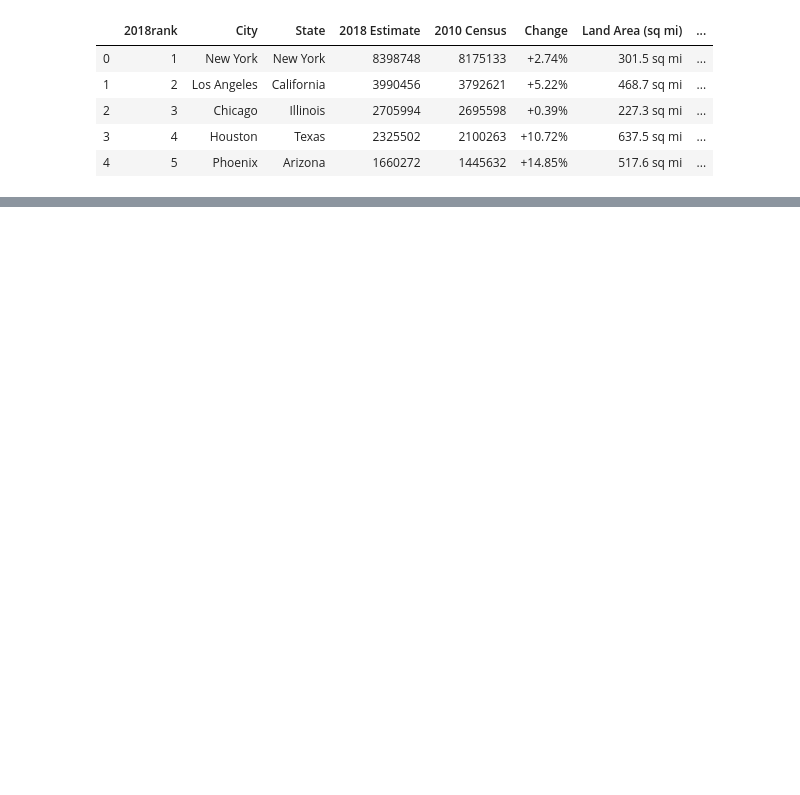
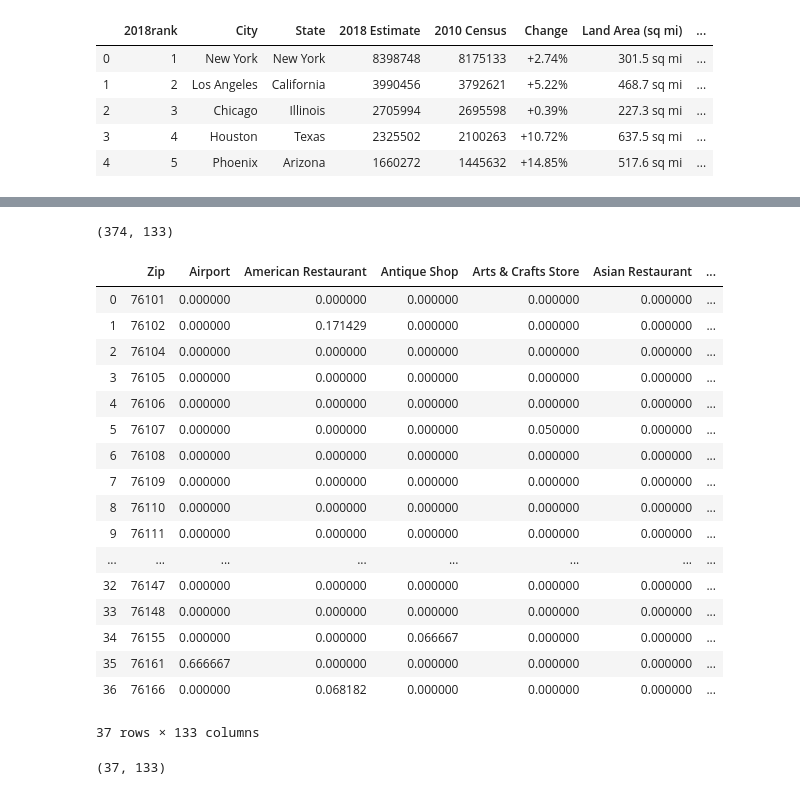
Before and after one commit to Nolomojo/Coursera_Capstone, a Jupyter notebook: Most_Populous_US_Cities_Exploration.ipynb, the cells around one changed output, grey strips where cells are left out. Saved outputs shown, nothing was run; the diff lists cells and outputs as text; code cells hidden in the pictures; blank space fills up the shorter version.

```diff
--- a/Most_Populous_US_Cities_Exploration.ipynb
+++ b/Most_Populous_US_Cities_Exploration.ipynb
@@ -178,0 +909,19 @@ The data needs further cleaning but this current dataframe should serve as a goo
+# %%
+# grabbing the lat/long coords for Toronto, Ontario, Canada
+
+fort_worth_lat = []
+fort_worth_long = []
+
+for i, ZIP in enumerate(fort_worth_df.index):
+    address = fort_worth_df.loc[i,'ZIP'] + ', USA'
+    geolocator = Nominatim(user_agent='fort_worth_explorer')
+    location = geolocator.geocode(address)
+    try:
+        fort_worth_lat.append(location.latitude)
+        fort_worth_long.append(location.longitude)
+    except:
+        continue
+
+fort_worth_df['Lat'] = pd.Series(fort_worth_lat)
+fort_worth_df['Long'] = pd.Series(fort_worth_long)
+fort_worth_df.head()
@@ -178,0 +939,2 @@ The data needs further cleaning but this current dataframe should serve as a goo
+# %%
+fort_worth_df.dropna(axis=0,inplace=True)
@@ -178,0 +945,5 @@ The data needs further cleaning but this current dataframe should serve as a goo
+# %%
+# storing nearby venues and listing nearby neighborhoods
+fort_worth_venues = getNearbyVenues(names=fort_worth_df['ZIP'],
+                                   latitudes=fort_worth_df['Lat'],
+                                   longitudes=fort_worth_df['Long'])
@@ -178,0 +1006,12 @@ The data needs further cleaning but this current dataframe should serve as a goo
+# %%
+# one hot encoding
+fort_worth_onehot = pd.get_dummies(fort_worth_venues[['Venue Category']], prefix="", prefix_sep="")
+
+# add neighborhood column back to dataframe
+fort_worth_onehot['Zip'] = fort_worth_venues['Zip']
+
+# move neighborhood column to the first column
+fixed_columns = [fort_worth_onehot.columns[-1]] + list(fort_worth_onehot.columns[:-1])
+fort_worth_onehot = fort_worth_onehot[fixed_columns]
+
+fort_worth_onehot.head()
@@ -178,0 +1026,30 @@ The data needs further cleaning but this current dataframe should serve as a goo
+# %%
+fort_worth_onehot.shape
+# %% [output]
+(374, 133)
+# %%
+fort_worth_grouped = fort_worth_onehot.groupby('Zip').mean().reset_index()
+fort_worth_grouped
+# %% [output]
+|  | Zip | Airport | American Restaurant | Antique Shop | Arts & Crafts Store | Asian Restaurant | ... |
+| 0 | 76101 | 0.000000 | 0.000000 | 0.000000 | 0.000000 | 0.000000 | ... |
+| 1 | 76102 | 0.000000 | 0.171429 | 0.000000 | 0.000000 | 0.000000 | ... |
+| 2 | 76104 | 0.000000 | 0.000000 | 0.000000 | 0.000000 | 0.000000 | ... |
+| 3 | 76105 | 0.000000 | 0.000000 | 0.000000 | 0.000000 | 0.000000 | ... |
+| 4 | 76106 | 0.000000 | 0.000000 | 0.000000 | 0.000000 | 0.000000 | ... |
+| 5 | 76107 | 0.000000 | 0.000000 | 0.000000 | 0.050000 | 0.000000 | ... |
+| 6 | 76108 | 0.000000 | 0.000000 | 0.000000 | 0.000000 | 0.000000 | ... |
+| 7 | 76109 | 0.000000 | 0.000000 | 0.000000 | 0.000000 | 0.000000 | ... |
+| 8 | 76110 | 0.000000 | 0.000000 | 0.000000 | 0.000000 | 0.000000 | ... |
+| 9 | 76111 | 0.000000 | 0.000000 | 0.000000 | 0.000000 | 0.000000 | ... |
+| ... | ... | ... | ... | ... | ... | ... | ... |
+| 32 | 76147 | 0.000000 | 0.000000 | 0.000000 | 0.000000 | 0.000000 | ... |
+| 33 | 76148 | 0.000000 | 0.000000 | 0.000000 | 0.000000 | 0.000000 | ... |
+| 34 | 76155 | 0.000000 | 0.000000 | 0.066667 | 0.000000 | 0.000000 | ... |
+| 35 | 76161 | 0.666667 | 0.000000 | 0.000000 | 0.000000 | 0.000000 | ... |
+| 36 | 76166 | 0.000000 | 0.068182 | 0.000000 | 0.000000 | 0.000000 | ... |
+37 rows × 133 columns
+# %%
+fort_worth_grouped.shape
+# %% [output]
+(37, 133)
```
Also changed, not shown: parts of 99 cells of this notebook.
